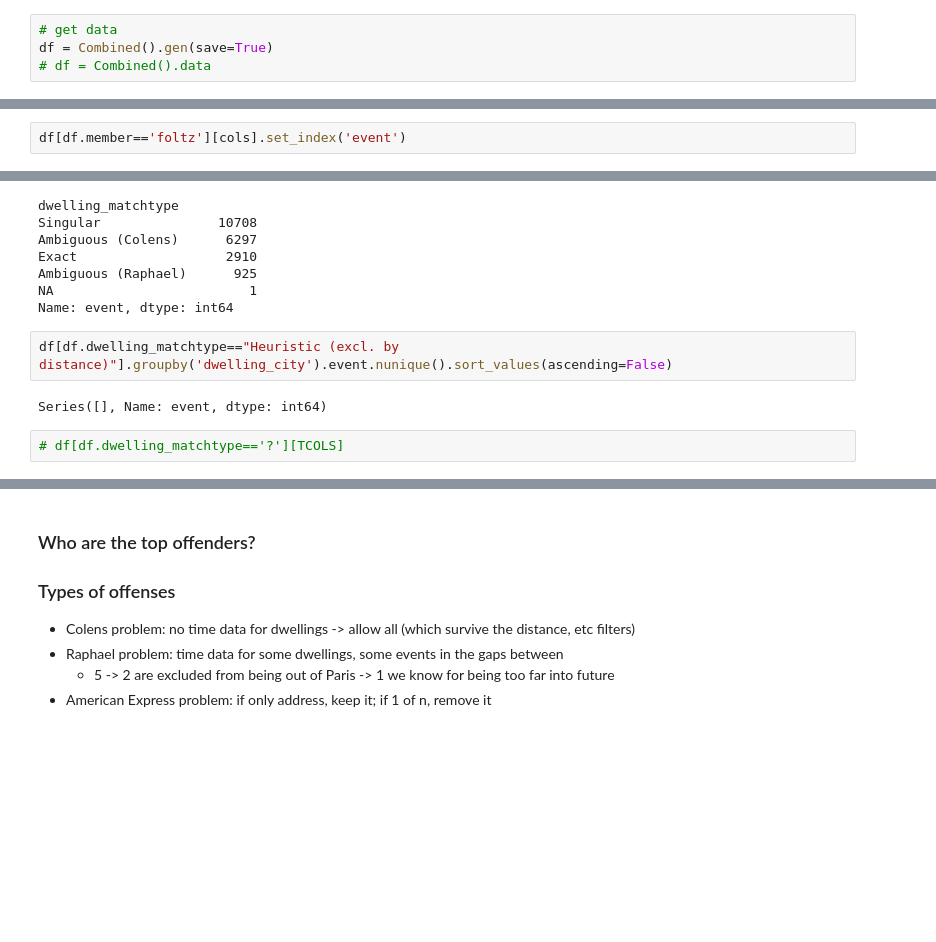
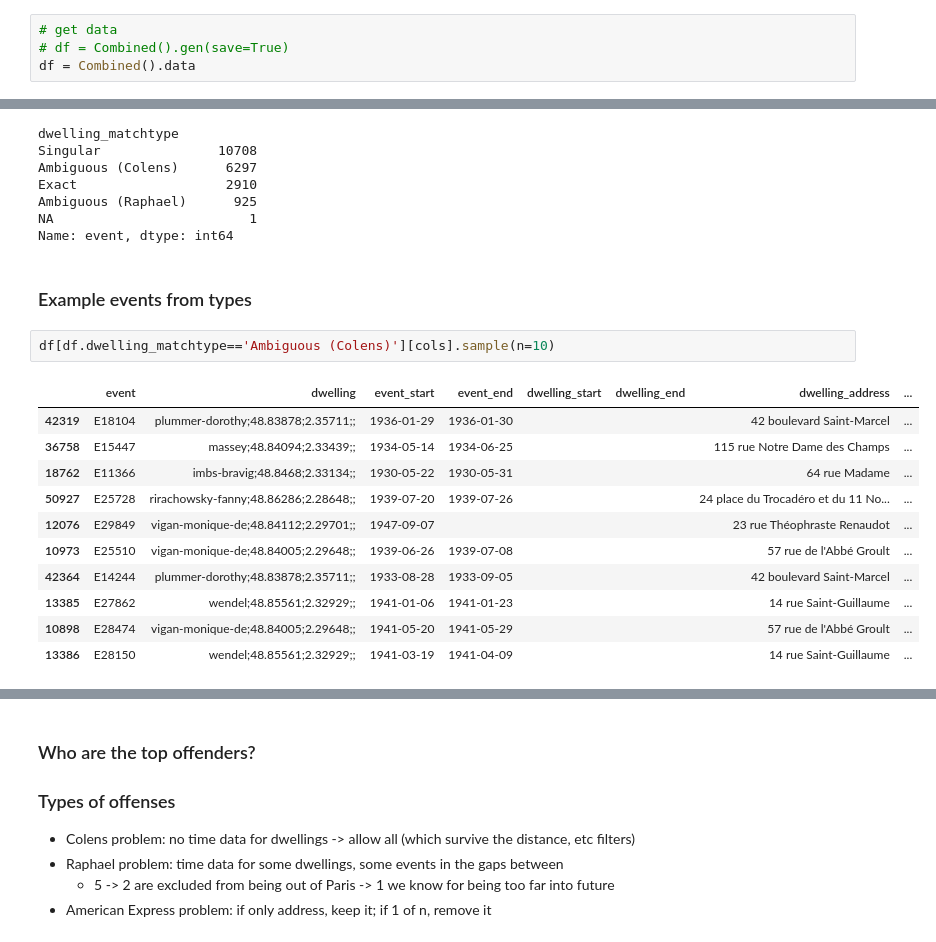
Before and after one commit to Princeton-CDH/geotaste, a Jupyter notebook: notebooks/doc_ambiguous_places.ipynb, the cells around one changed output, grey strips where cells are left out. Drawn from its saved outputs; the diff is of its cells as text; blank space fills up the shorter version.

```diff
--- a/notebooks/doc_ambiguous_places.ipynb
+++ b/notebooks/doc_ambiguous_places.ipynb
@@ -12,5 +31,5 @@ from geotaste.imports import *
 # %%
 # get data
-df = Combined().gen(save=True)
-# df = Combined().data
+# df = Combined().gen(save=True)
+df = Combined().data
 # %%
@@ -17,3 +37 @@ df = Combined().gen(save=True)
 cols=TCOLS + [c for c in df if c.startswith('dwelling') and c not in set(TCOLS) and c!='dwelling_excluded']
-# %%
-df[df.member=='foltz'][cols].set_index('event')
@@ -57,9 +60,19 @@ Exact                   2910
 Ambiguous (Raphael)      925
 NA                         1
 Name: event, dtype: int64
-# %%
-df[df.dwelling_matchtype=="Heuristic (excl. by distance)"].groupby('dwelling_city').event.nunique().sort_values(ascending=False)
-# %% [output]
-Series([], Name: event, dtype: int64)
-# %%
-# df[df.dwelling_matchtype=='?'][TCOLS]
+# %% [markdown]
+### Example events from types
+# %%
+df[df.dwelling_matchtype=='Ambiguous (Colens)'][cols].sample(n=10)
+# %% [output]
+|  | event | dwelling | event_start | event_end | dwelling_start | dwelling_end | dwelling_address | ... |
+| 42319 | E18104 | plummer-dorothy;48.83878;2.35711;; | 1936-01-29 | 1936-01-30 |  |  | 42 boulevard Saint-Marcel | ... |
+| 36758 | E15447 | massey;48.84094;2.33439;; | 1934-05-14 | 1934-06-25 |  |  | 115 rue Notre Dame des Champs | ... |
+| 18762 | E11366 | imbs-bravig;48.8468;2.33134;; | 1930-05-22 | 1930-05-31 |  |  | 64 rue Madame | ... |
+| 50927 | E25728 | rirachowsky-fanny;48.86286;2.28648;; | 1939-07-20 | 1939-07-26 |  |  | 24 place du Trocadéro et du 11 No... | ... |
+| 12076 | E29849 | vigan-monique-de;48.84112;2.29701;; | 1947-09-07 |  |  |  | 23 rue Théophraste Renaudot | ... |
+| 10973 | E25510 | vigan-monique-de;48.84005;2.29648;; | 1939-06-26 | 1939-07-08 |  |  | 57 rue de l'Abbé Groult | ... |
+| 42364 | E14244 | plummer-dorothy;48.83878;2.35711;; | 1933-08-28 | 1933-09-05 |  |  | 42 boulevard Saint-Marcel | ... |
+| 13385 | E27862 | wendel;48.85561;2.32929;; | 1941-01-06 | 1941-01-23 |  |  | 14 rue Saint-Guillaume | ... |
+| 10898 | E28474 | vigan-monique-de;48.84005;2.29648;; | 1941-05-20 | 1941-05-29 |  |  | 57 rue de l'Abbé Groult | ... |
+| 13386 | E28150 | wendel;48.85561;2.32929;; | 1941-03-19 | 1941-04-09 |  |  | 14 rue Saint-Guillaume | ... |
```
Also changed, not shown: parts of 26 cells of this notebook.
